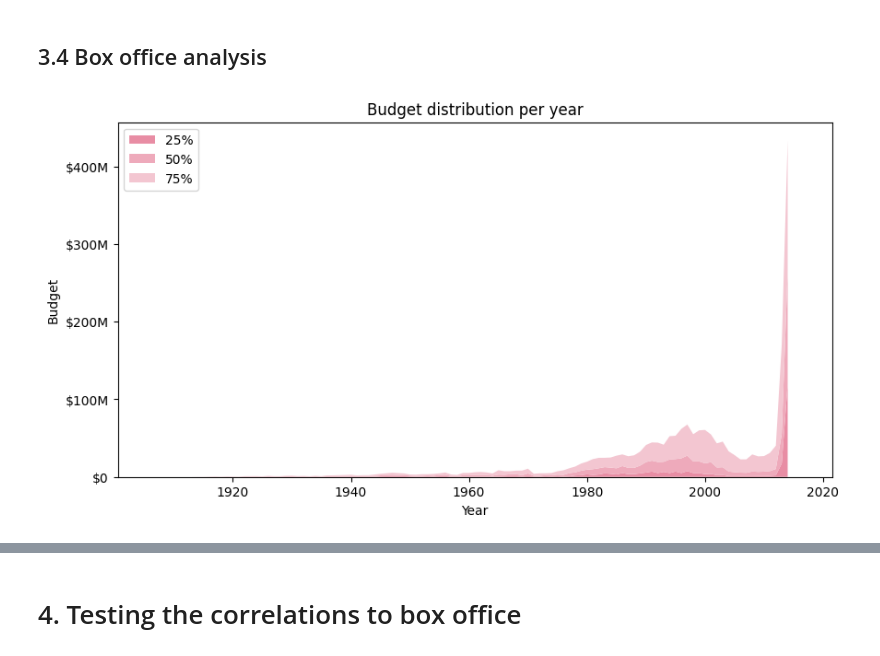
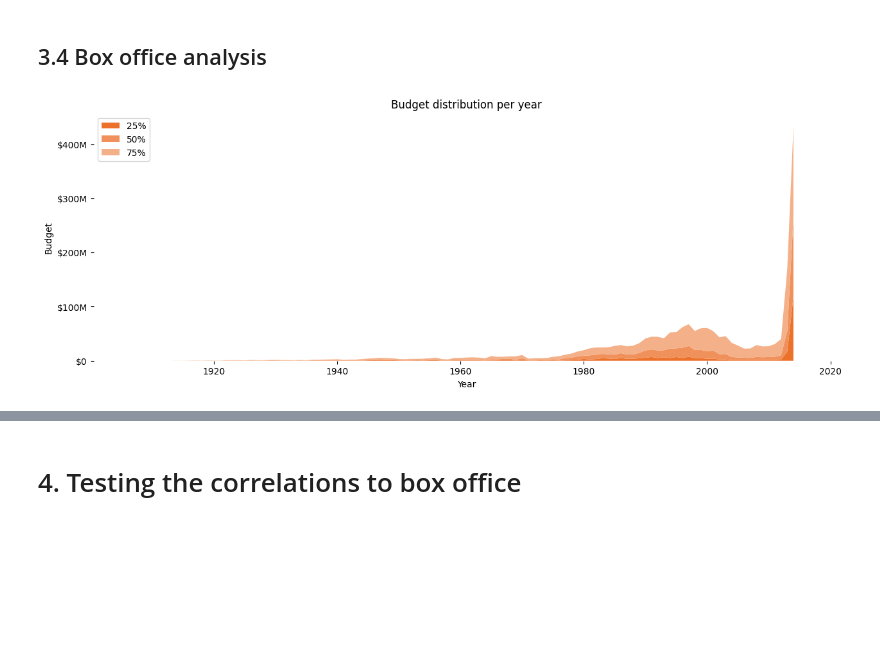
Before and after one commit to epfl-ada/ada-2022-project-r4d4r, a Jupyter notebook: BigNotebook.ipynb, the cells around one changed output, grey strips where cells are left out. Drawn from its saved outputs; the diff is of its cells as text; code cells hidden in the pictures; blank space fills up the shorter version.

Commit message:
color update and removed box

```diff
--- a/BigNotebook.ipynb
+++ b/BigNotebook.ipynb
@@ -396,6 +396,10 @@ ORANGE_COLOR = "#F2A172"
 DARK_PINK_COLOR = "#F27D72"
 LIGHT_PINK_COLOR = "#F2D8D8"
 WHITE_COLOR = "#FFFFFF"
+ORANGE_SHADE_COLOR = ["#ec722c", "#ee8243", "#f0915b", "#f2a172", "#f4b189", "#f6c0a1", "#f8d0b8"]
+
+
+ALPHA_ACTOR_GENDER = 0.75
 
 # img path
 IMG_PATH = "img/"
@@ -725,15 +726,18 @@ def currency(x, pos):
         s = '${:1.0f}'.format(x)
     return s
 # %%
-fig, ax = plt.subplots(figsize=(10, 5))
-ax.stackplot(des_box_office.index, des_box_office["budget"]["25%"], des_box_office["budget"]["50%"], des_box_office["budget"]["75%"], labels=["25%", "50%", "75%"], colors=["#E88DA4", "#EEAABB", "#F3C6D1"])
+orange_shades = [ORANGE_SHADE_COLOR[0], ORANGE_SHADE_COLOR[2], ORANGE_SHADE_COLOR[4]]
+
+fig, ax = plt.subplots(figsize=(15, 5))
+ax.stackplot(des_box_office.index, des_box_office["budget"]["25%"], des_box_office["budget"]["50%"], des_box_office["budget"]["75%"], labels=["25%", "50%", "75%"], colors=orange_shades)
 ax.set_title("Budget distribution per year")
 ax.set_xlabel("Year")
 ax.set_ylabel("Budget")
 ax.legend(loc='upper left')
 ax.yaxis.set_major_formatter(currency)
-fig.savefig(IMG_PATH+"Budget distribution per year.png")
+plt.box(False)
+plt.savefig(IMG_PATH+"Budget distribution per year.png")
 plt.show()
 # %% [output]
-[figure, old version]
+[figure, new version]
 # %%
```
Also changed, not shown: parts of 14 cells of this notebook, 16 other files.
